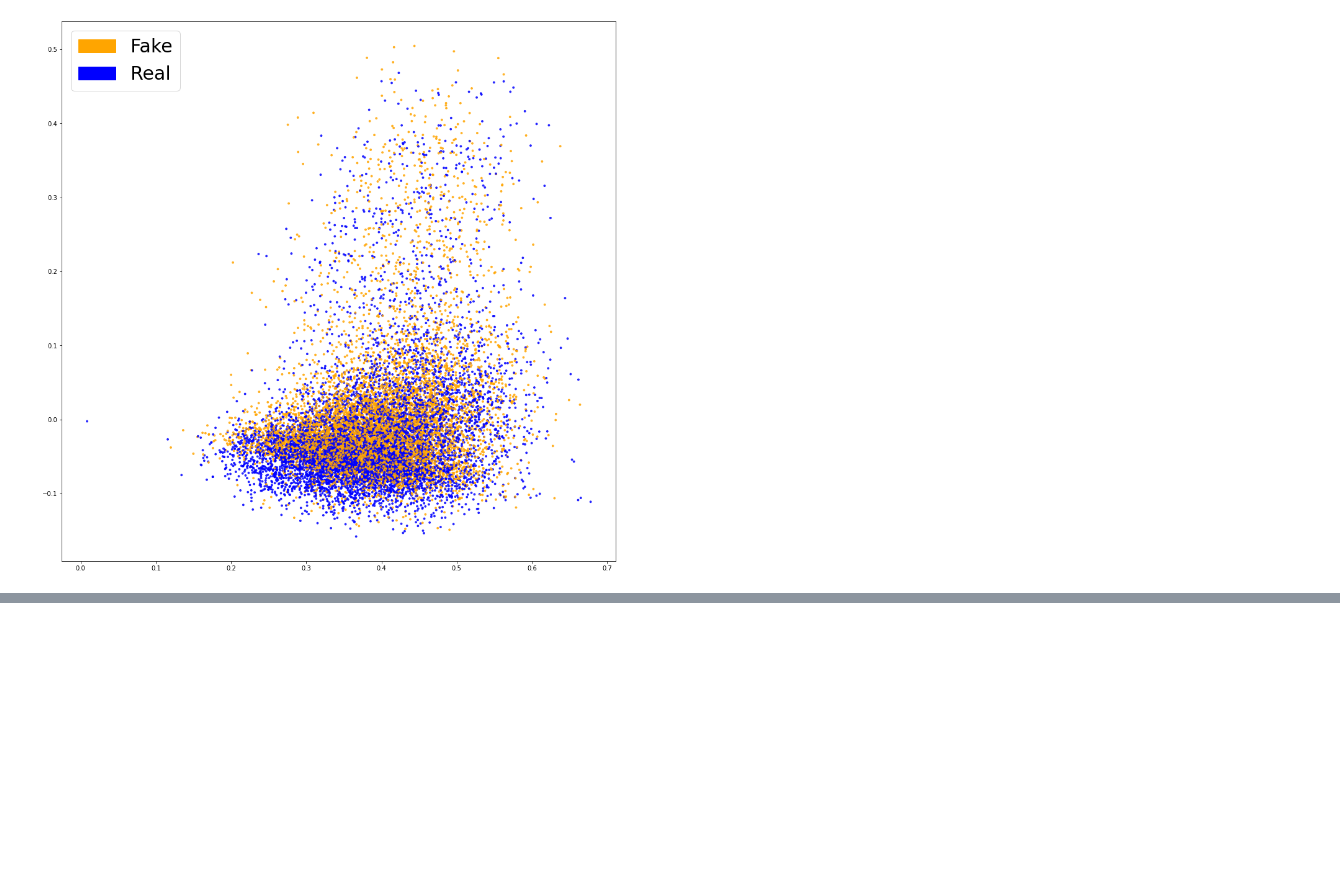
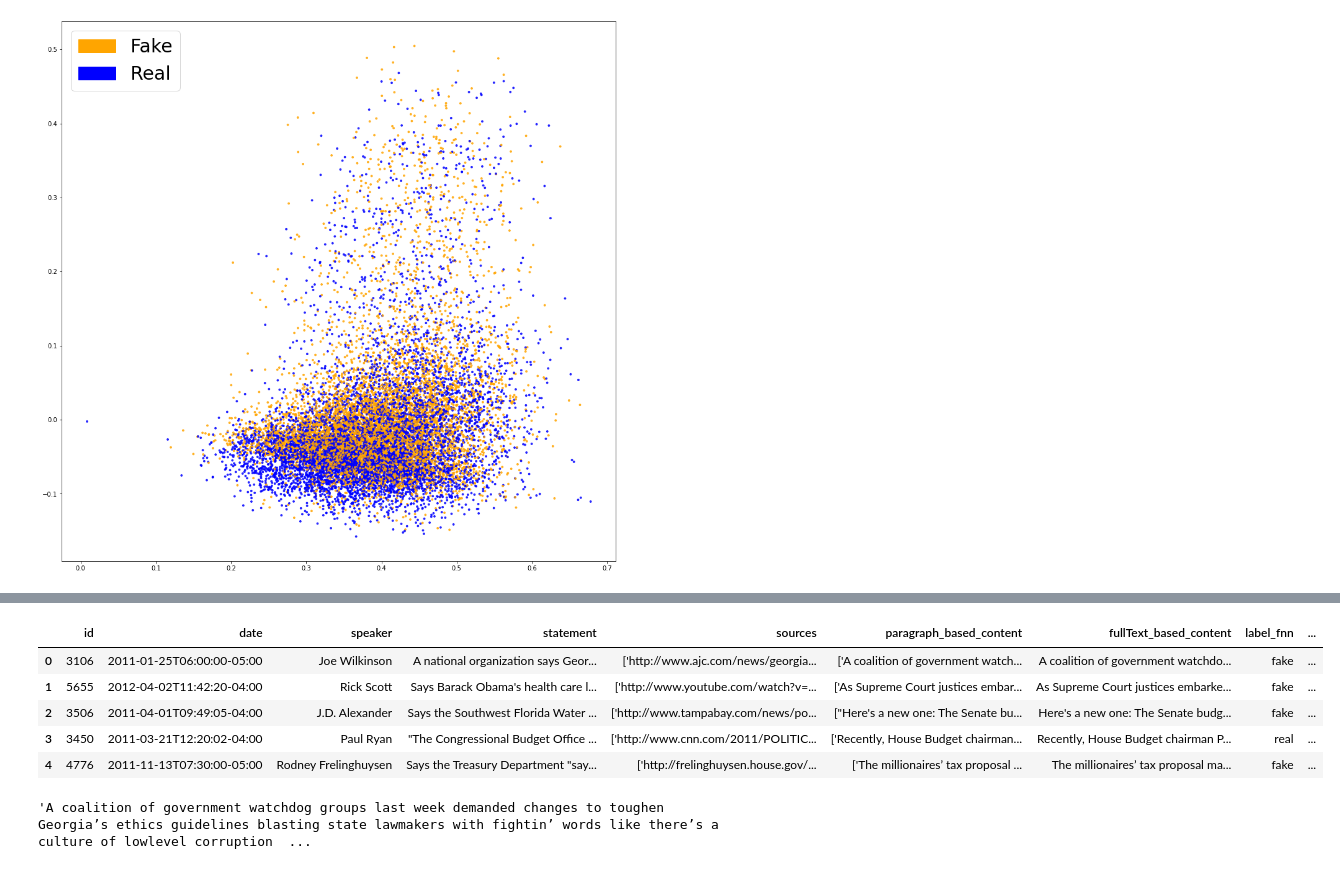
Before and after one commit to KoMurase/FNC, a Jupyter notebook: FNC_datavis.ipynb, the cells around one changed output, grey strips where cells are left out. Saved outputs shown, nothing was run; the diff lists cells and outputs as text; code cells hidden in the pictures; blank space fills up the shorter version.

```diff
--- a/FNC_datavis.ipynb
+++ b/FNC_datavis.ipynb
@@ -191,0 +199,11 @@ plt.show()
+# %%
+def count_vague_words(data):
+
+  data["count_maybe"] = data["full_text"].apply(lambda x: x.lower().count('maybe'))
+  data["count_probably"] = data["full_text"].apply(lambda x: x.lower().count('probably'))
+  data["count_perhaps"] = data["full_text"].apply(lambda x: x.lower().count('perhaps'))
+
+  return data
+# %%
+train["count_maybe"] = train["full_text"].apply(maybe)
+train["count_maybe"].value_counts()
@@ -191,0 +218,3 @@ plt.show()
+# %%
+train= count_vague_words(train)
+train["count_maybe"].value_counts()
@@ -191,0 +229,13 @@ plt.show()
+# %%
+train.head()
+# %% [output]
+|  | id | date | speaker | statement | sources | paragraph_based_content | fullText_based_content | label_fnn | ... |
+| 0 | 3106 | 2011-01-25T06:00:00-05:00 | Joe Wilkinson | A national organization says Geor... | ['http://www.ajc.com/news/georgia... | ['A coalition of government watch... | A coalition of government watchdo... | fake | ... |
+| 1 | 5655 | 2012-04-02T11:42:20-04:00 | Rick Scott | Says Barack Obama's health care l... | ['http://www.youtube.com/watch?v=... | ['As Supreme Court justices embar... | As Supreme Court justices embarke... | fake | ... |
+| 2 | 3506 | 2011-04-01T09:49:05-04:00 | J.D. Alexander | Says the Southwest Florida Water ... | ['http://www.tampabay.com/news/po... | ["Here's a new one: The Senate bu... | Here's a new one: The Senate budg... | fake | ... |
+| 3 | 3450 | 2011-03-21T12:20:02-04:00 | Paul Ryan | "The Congressional Budget Office ... | ['http://www.cnn.com/2011/POLITIC... | ['Recently, House Budget chairman... | Recently, House Budget chairman P... | real | ... |
+| 4 | 4776 | 2011-11-13T07:30:00-05:00 | Rodney Frelinghuysen | Says the Treasury Department "say... | ['http://frelinghuysen.house.gov/... | ['The millionaires’ tax proposal ... | The millionaires’ tax proposal ma... | fake | ... |
+# %%
+train["full_text"].iloc[0]
+# %% [output]
+'A coalition of government watchdog groups last week demanded changes to toughen Georgia’s ethics guidelines blasting state lawmakers with fightin’ words like there’s a culture of lowlevel corruption  ...
```
Also changed, not shown: parts of 9 cells of this notebook.
